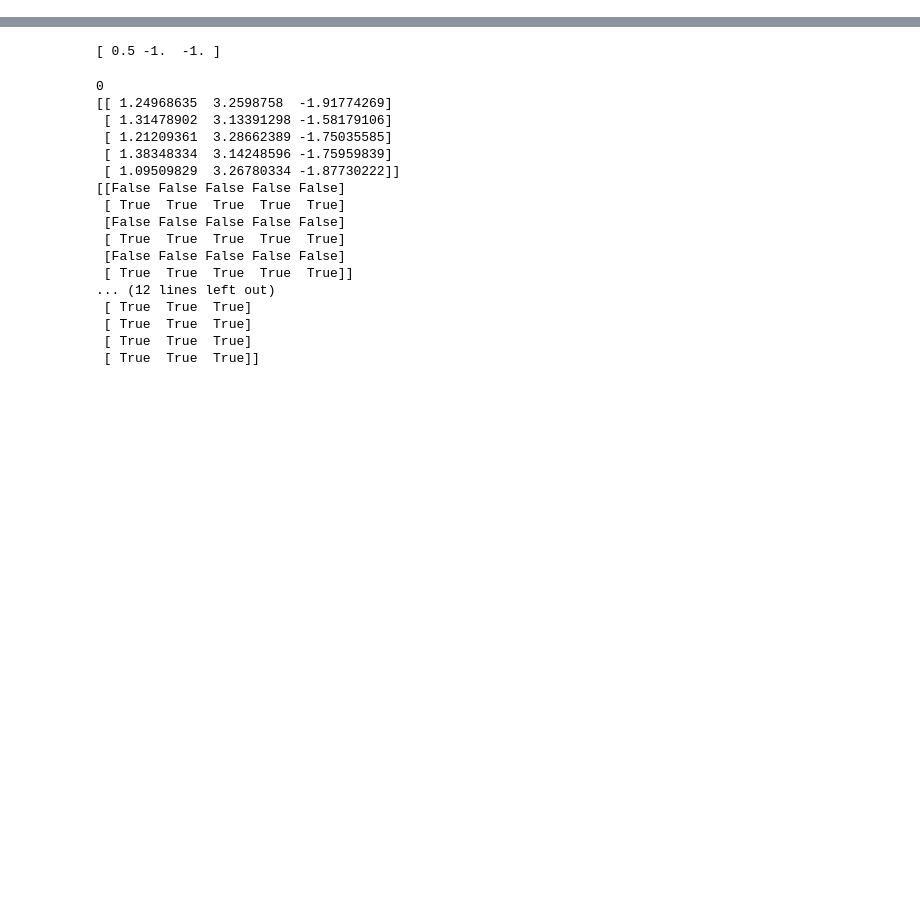
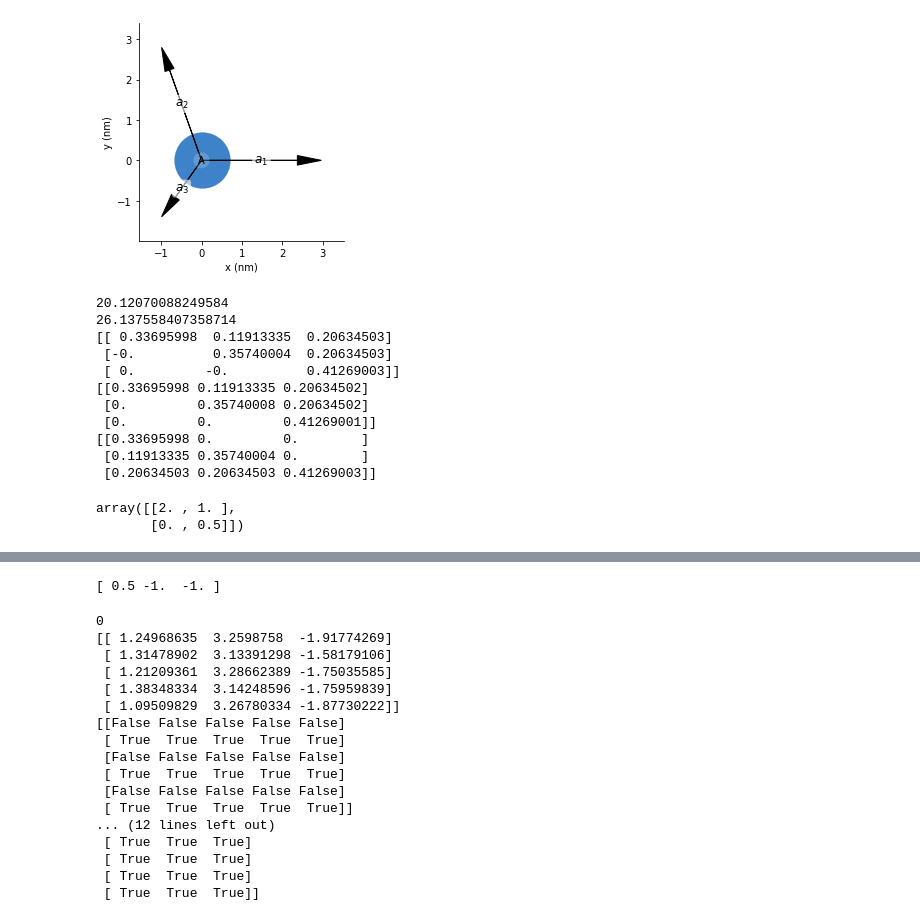
Before and after one commit to xmax1/nn_ansatz, a Jupyter notebook: src/scripts/debugging/cell/primitive_cell.ipynb, the cells around one changed output, grey strips where cells are left out. Saved outputs shown, nothing was run; the diff lists cells and outputs as text; code cells hidden in the pictures; blank space fills up the shorter version.

```diff
--- a/src/scripts/debugging/cell/primitive_cell.ipynb
+++ b/src/scripts/debugging/cell/primitive_cell.ipynb
@@ -12,0 +96,38 @@ import matplotlib.pyplot as plt
+# %%
+real_basis = np.array([[2.9677114487,   0.0000000000,   0.0000000000], [ -0.9892372125,   2.7979851644,   0.0000000000], [-0.9892372125,  -1.3989927157,   2.4231261546]])
+inv_real_basis = np.linalg.inv(real_basis)
+
+lattice = pb.Lattice(a1=[2.9677114487,   0.0000000000,   0.0000000000], a2=[ -0.9892372125,   2.7979851644,   0.0000000000], a3=[-0.9892372125,  -1.3989927157,   2.4231261546])
+lattice.add_sublattices(
+    ('A', [0, 0, 0])  # add an atom called 'A' at position [0, 0]
+)
+lattice.plot()
+plt.show()
+
+x = np.array(lattice.reciprocal_vectors()) / (2*np.pi)
+volume = compute_volume(real_basis)
+print(volume)
+print(2.9677114487**3)
+
+y = compute_reciprocal_basis(real_basis, volume)
+print(y / (2*np.pi))
+print(x)
+print(np.linalg.inv(real_basis))
+# %% [output]
+[figure, added]
+20.12070088249584
+26.137558407358714
+[[ 0.33695998  0.11913335  0.20634503]
+ [-0.          0.35740004  0.20634503]
+ [ 0.         -0.          0.41269003]]
+[[0.33695998 0.11913335 0.20634502]
+ [0.         0.35740008 0.20634502]
+ [0.         0.         0.41269001]]
+[[0.33695998 0.         0.        ]
+ [0.11913335 0.35740004 0.        ]
+ [0.20634503 0.20634503 0.41269003]]
+# %%
+np.linalg.inv(np.array([[0.5, -1], [0., 2.]]))
+# %% [output]
+array([[2. , 1. ],
+       [0. , 0.5]])
```
Also changed, not shown: parts of 9 cells of this notebook, 6 other files.
